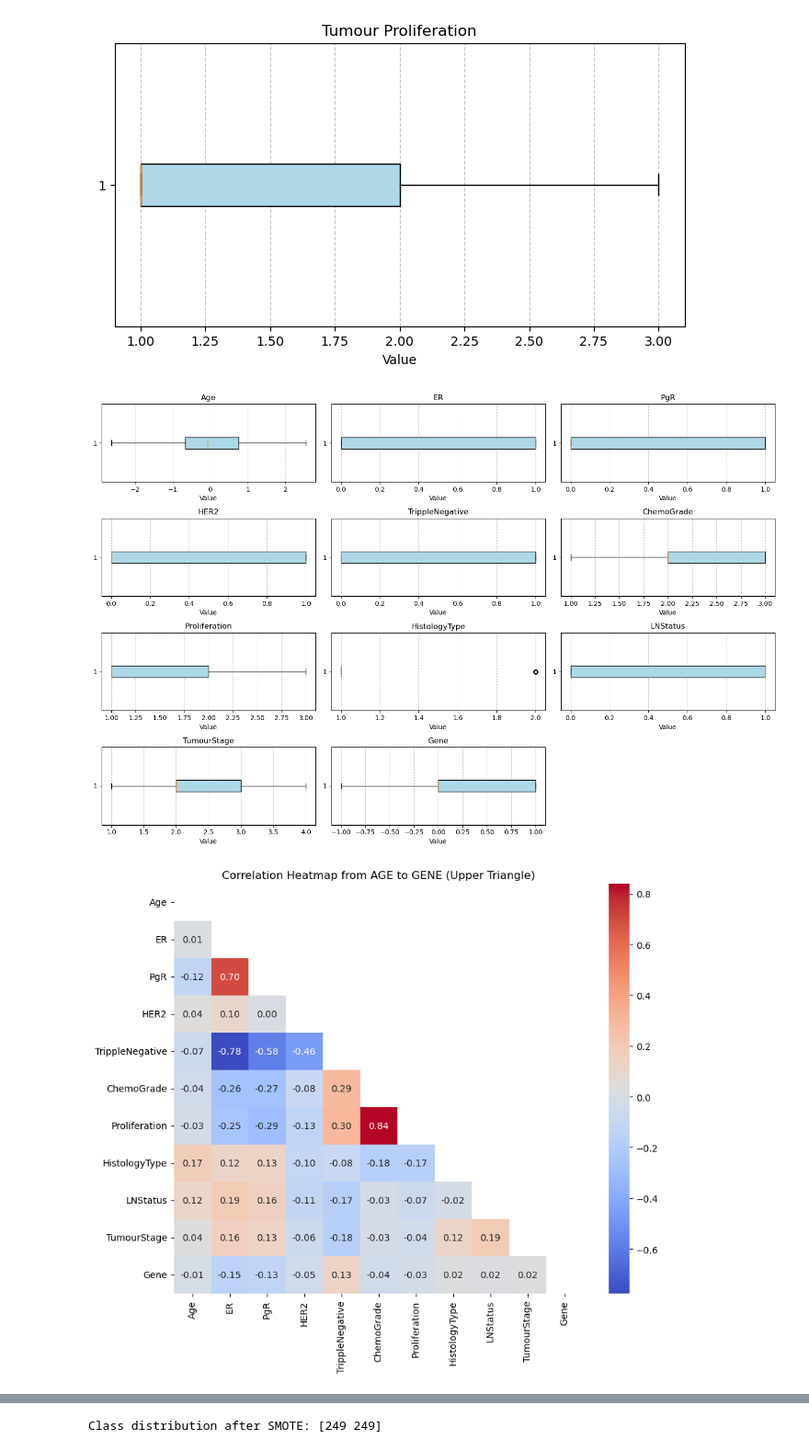
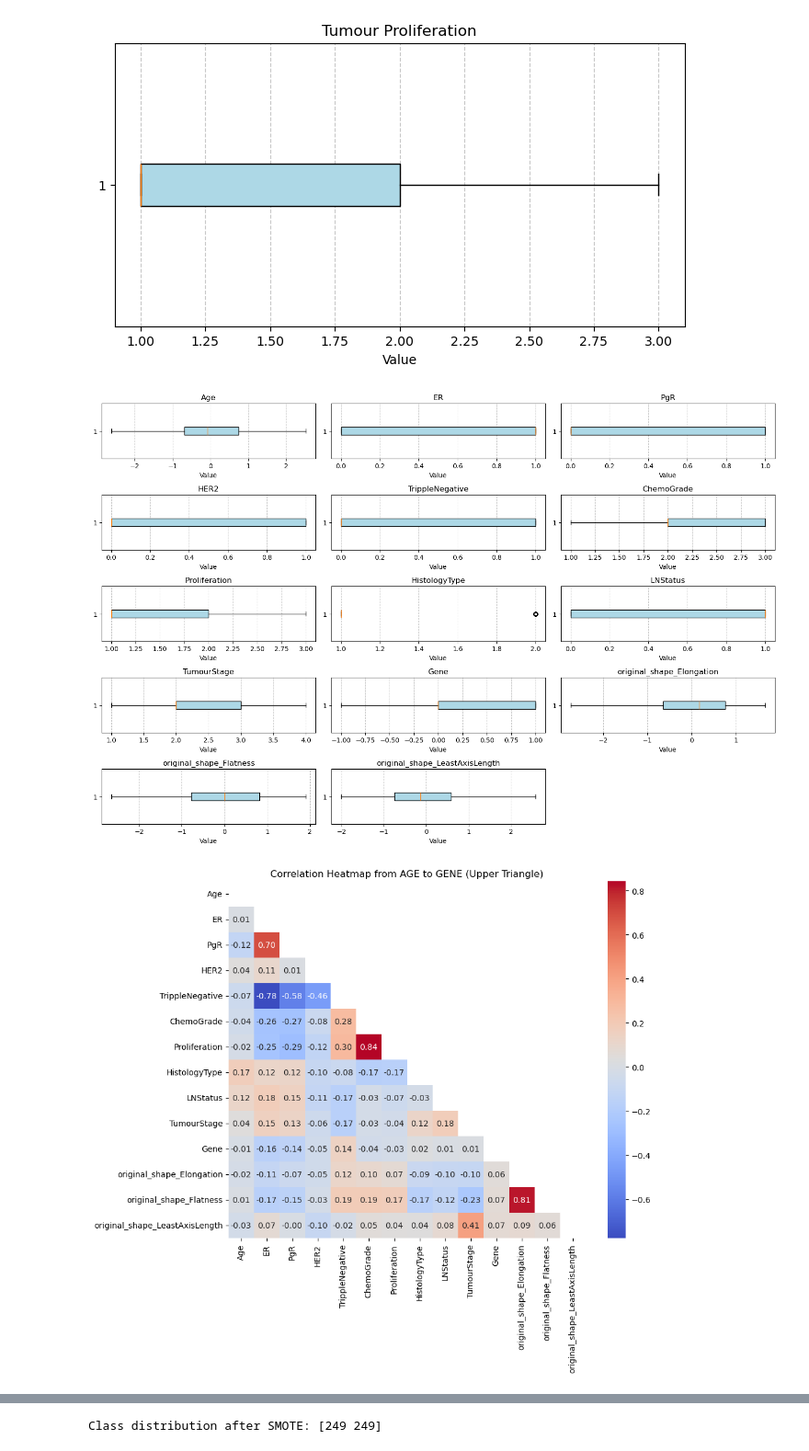
Before and after one commit to CloudSkytec/ML-CW2, a Jupyter notebook: Yh Y/Assignment2 - data Processing.ipynb, the cells around one changed output, grey strips where cells are left out. Shown at 92% size. Drawn from its saved outputs; the diff is of its cells as text; code cells hidden in the pictures.

```diff
--- a/Yh Y/Assignment2 - data Processing.ipynb
+++ b/Yh Y/Assignment2 - data Processing.ipynb
@@ -33,16 +33,24 @@ min         0.000000                       0.000000   23.000000    0.000000
 75%                   0.007962                 0.009479
 max                   0.060742                 1.145601
 # %%
-# Step 1: 缺失值处理
-# 替换 999 为 NaN
-data.replace(999, np.nan, inplace=True)
-data['Gene'] = data['Gene'].fillna(-1)
+# Step 1: missing values
+# replace 999 with NaN
+df.replace(999, np.nan, inplace=True)
 # 查看缺失值情况
-print(data.isnull().sum())
+print(df.isnull().sum())
+
+# imputation of Gene
+print(f"Ratio of missing value in Gene is {df['Gene'].isnull().sum() / df['Gene'].count()}")
+df['Gene'] = df['Gene'].fillna(-1)
+
+# remove missing pCR
+df = df[df['pCR (outcome)'].isin([0, 1])]
+df = df.drop(columns="RelapseFreeSurvival (outcome)")
+
 
 # 对于分类变量，用众数填充
 categorical_features = ['ER', 'PgR','HER2', 'TrippleNegative', 'ChemoGrade','Proliferation','HistologyType','LNStatus','TumourStage', 'Gene']
 for col in categorical_features:
     imputer_cat = SimpleImputer(strategy='most_frequent')
-    data[col] = imputer_cat.fit_transform(data[[col]])
+    df[col] = imputer_cat.fit_transform(df[[col]])
 # %% [output]
@@ -71,25 +79,25 @@ print(f"Ratio of '1' in pCR is {(data['pCR (outcome)']==1).sum() / data['pCR (ou
 Ratio of '1' in pCR is 0.21265822784810126
 # %%
 # 对于数值变量，用中位数填充
-numerical_features = [col for col in data.columns if col not in categorical_features + ['ID', 'pCR (outcome)', 'RelapseFreeSurvival (outcome)']]
+numerical_features = [col for col in df.columns if col not in categorical_features + ['ID', 'pCR (outcome)']]
 imputer_num = SimpleImputer(strategy='median')
-data[numerical_features] = imputer_num.fit_transform(data[numerical_features])
+df[numerical_features] = imputer_num.fit_transform(df[numerical_features])
 
 # Step 2: 异常值检测和处理
 # 使用箱线图法检测异常值（示例以 Tumour Proliferation 为例）
 for col in numerical_features:
-    q1 = data[col].quantile(0.25)
-    q3 = data[col].quantile(0.75)
+    q1 = df[col].quantile(0.25)
+    q3 = df[col].quantile(0.75)
     iqr = q3 - q1
     lower_bound = q1 - 1.5 * iqr
     upper_bound = q3 + 1.5 * iqr
     # 替换异常值为边界值
-    data[col] = np.where(data[col] < lower_bound, lower_bound, data[col])
-    data[col] = np.where(data[col] > upper_bound, upper_bound, data[col])
+    df[col] = np.where(df[col] < lower_bound, lower_bound, df[col])
+    df[col] = np.where(df[col] > upper_bound, upper_bound, df[col])
 # %%
 # Step 3: 数据归一化
 # 选择需要归一化的列（通常是数值型特征）
 scaler = StandardScaler()  # 或者使用 StandardScaler
-data[numerical_features] = scaler.fit_transform(data[numerical_features])
+df[numerical_features] = scaler.fit_transform(df[numerical_features])
 # %%
 plt.figure(figsize=(8, 4))
@@ -102,7 +110,7 @@ plt.show()
 [figure]
 # %%
 # 选择 AGE 到 GENE 的列
-selected_columns = data.loc[:, 'Age':'Gene']
+selected_columns = df.loc[:, 'Age':'original_shape_LeastAxisLength']
 
 # Step 1: 绘制箱线图
 plt.figure(figsize=(15, 10))
@@ -112,39 +120,32 @@ for i, col in enumerate(selected_columns.columns):
     plt.title(col)
     plt.xlabel('Value')
     plt.grid(axis='x', linestyle='--', alpha=0.7)
 
 plt.tight_layout()
 plt.show()
 
 # Step 2: 绘制相关性热图
 # 计算相关性矩阵
 corr_matrix = selected_columns.corr()
-
 # 使用 Seaborn 绘制热成像分布图
-
 plt.figure(figsize=(10, 8))
-
 # 创建掩码
 mask = np.triu(np.ones_like(corr_matrix, dtype=bool))
-
 # 使用 Seaborn 绘制热成像分布图（仅上三角）
 sns.heatmap(corr_matrix, mask=mask, annot=True, fmt=".2f", cmap="coolwarm", cbar=True, square=True)
-
 plt.title("Correlation Heatmap from AGE to GENE (Upper Triangle)")
-
 plt.show()
 
 # Step 3: 绘制直方图
 plt.figure(figsize=(15, 10))
 for i, col in enumerate(selected_columns.columns):
     plt.subplot((len(selected_columns.columns) + 2) // 3, 3, i + 1)  # 动态布局
     sns.histplot(selected_columns[col], kde=True, color='blue', bins=20)
     plt.title(col)
     plt.xlabel('Value')
     plt.ylabel('Frequency')
-
 plt.tight_layout()
 plt.show()
 # %% [output]
-[figure, old version]
+[figure, new version]
-[figure, old version]
+[figure, new version]
```
Also changed, not shown: parts of 19 cells of this notebook, 1 other file.
